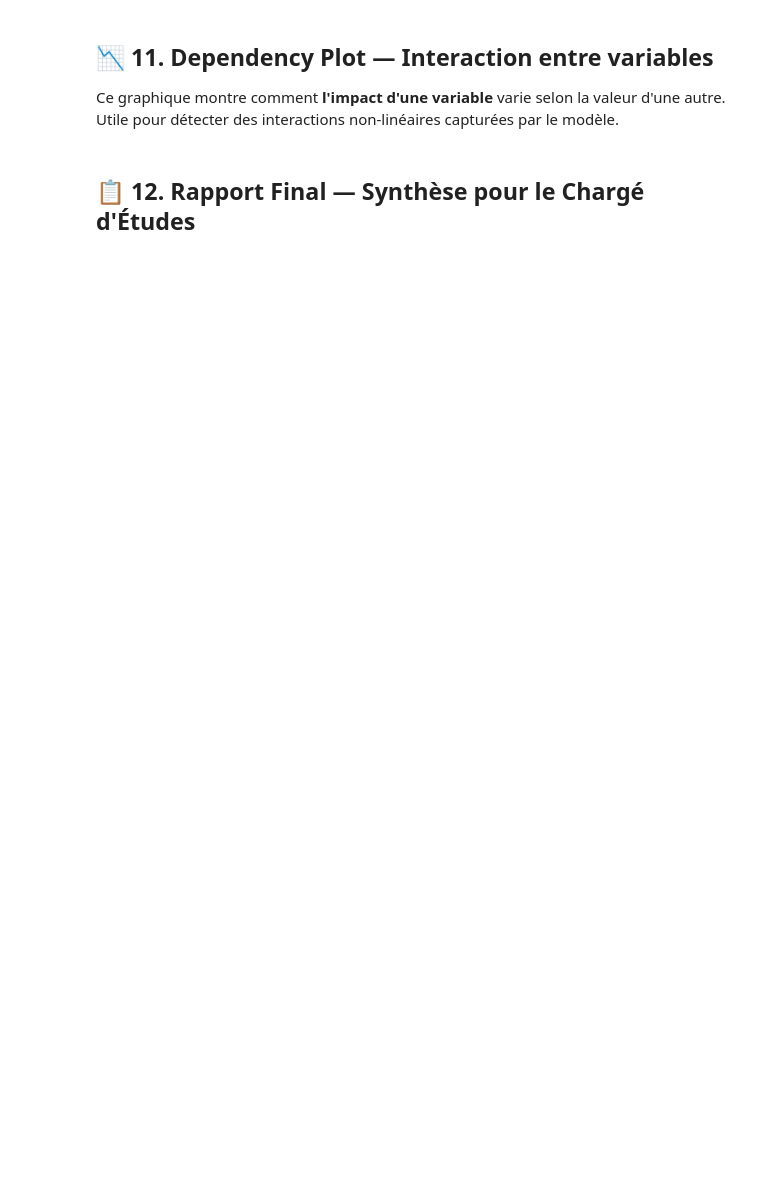
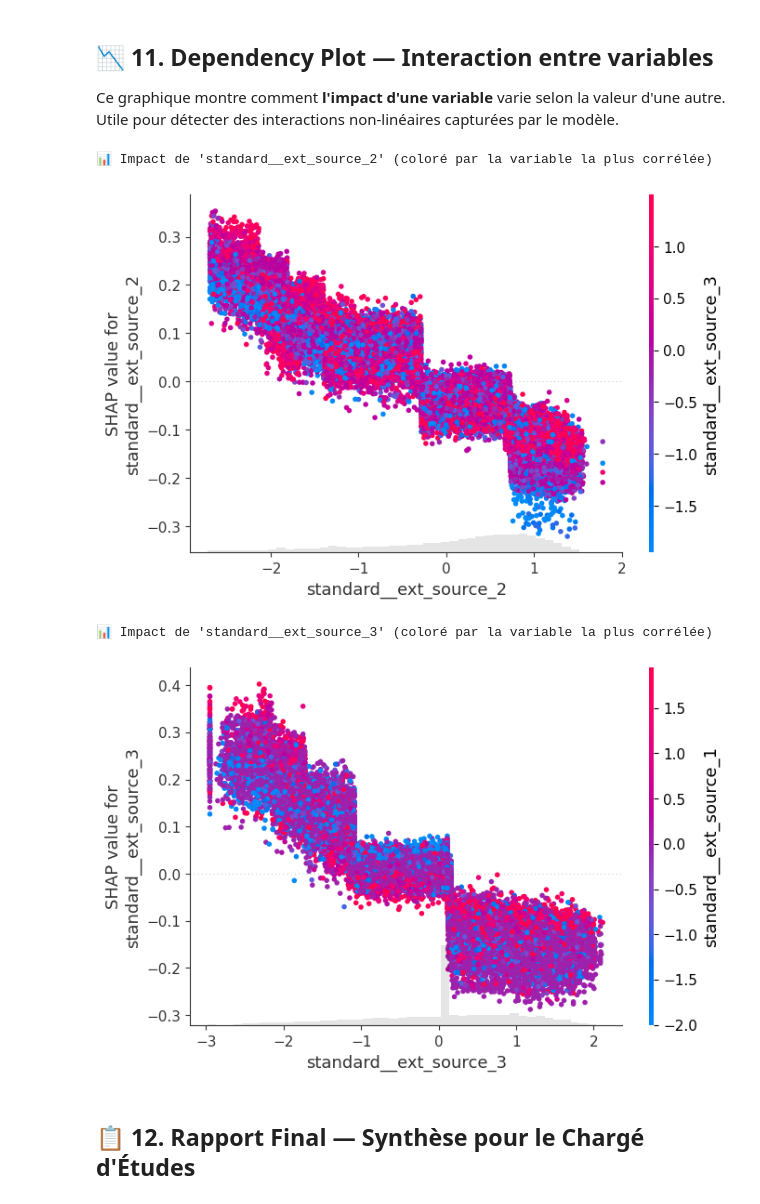
Before and after one commit to racemartin/m6_ocr, a Jupyter notebook: notebooks/04_B_Interpretation_SHAP_Credit_Scoring_Phase4.ipynb, the cells around one changed output. Drawn from its saved outputs; the diff is of its cells as text; code cells hidden in the pictures; blank space fills up the shorter version.

```diff
--- a/notebooks/04_B_Interpretation_SHAP_Credit_Scoring_Phase4.ipynb
+++ b/notebooks/04_B_Interpretation_SHAP_Credit_Scoring_Phase4.ipynb
@@ -355,6 +436,9 @@ shap.plots.beeswarm(shap_values, max_display=20)
 # %%
 # ── Top 10 SHAP (tableau) ──────────────────────────────────────────────────
-shap_importance = np.abs(shap_values.values).mean(0)
+# IMPORTANTE: Seleccionamos la clase 1 [:, :, 1] para medir el impacto en el riesgo
+shap_importance = np.abs(shap_values.values[:, :, 1]).mean(0)
+
+
 df_shap = (
     pd.DataFrame({"Feature": X_test.columns, "SHAP_mean_abs": shap_importance})
     .sort_values("SHAP_mean_abs", ascending=False)
@@ -420,11 +591,30 @@ Ce graphique montre comment **l'impact d'une variable** varie selon la valeur d'
 Utile pour détecter des interactions non-linéaires capturées par le modèle.
 # %%
 # Top 2 variables SHAP pour les scatter plots
+
+# Obtenemos los nombres de las 2 variables más importantes de tu tabla anterior
 top2 = df_shap["Feature"].tolist()[:2]
 
 for feat in top2:
-    print(f"\n📊 Impact de '{feat}' (coloré par la 2ème variable SHAP la plus importante)")
-    shap.plots.scatter(shap_values[:, feat], color=shap_values)
+    print(f"\n📊 Impact de '{feat}' (coloré par la variable la plus corrélée)")
+
+    # CORRECCIÓN:
+    # 1. Filtramos shap_values para la Clase 1: shap_values[:, :, 1]
+    # 2. Seleccionamos la variable específica: [:, feat]
+    # 3. Para el color, pasamos todo el objeto de la Clase 1 para que SHAP busque
+    #    automáticamente la interacción más fuerte.
+
+    shap_values_clase_1 = shap_values[:, :, 1]
+
+    shap.plots.scatter(
+        shap_values_clase_1[:, feat],
+        color=shap_values_clase_1
+    )
+# %% [output]
+📊 Impact de 'standard__ext_source_2' (coloré par la variable la plus corrélée)
+[figure, added]
+📊 Impact de 'standard__ext_source_3' (coloré par la variable la plus corrélée)
+[figure, added]
 # %% [markdown]
 ## 📋 12. Rapport Final — Synthèse pour le Chargé d'Études
 # %%
```
Also changed, not shown: parts of 13 cells of this notebook, 54 other files.
